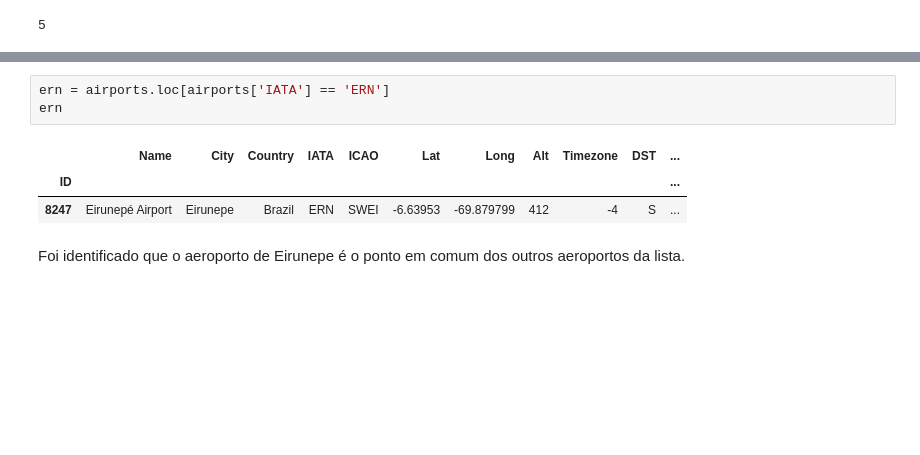
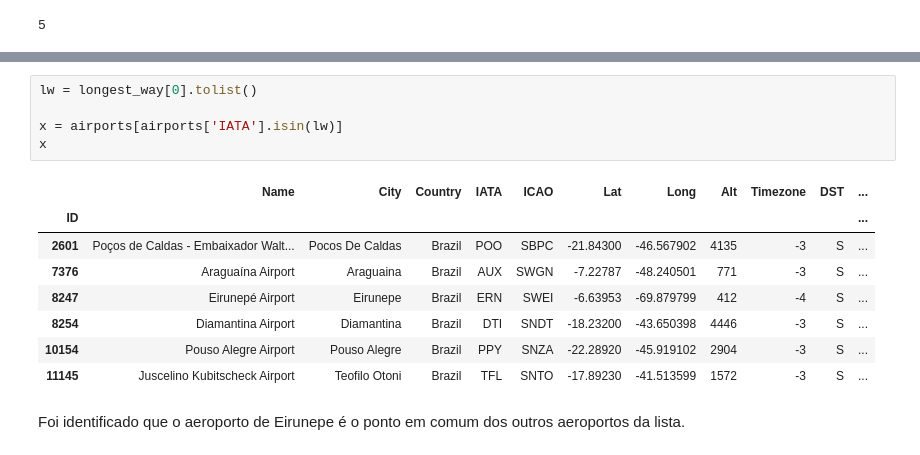
Before and after one commit to WilsonDuraes/grafos-base-anac, a Jupyter notebook: grafos_base_anac.ipynb, the cells around one changed output, grey strips where cells are left out. Cells and saved outputs as stored; diff of their text form; blank space fills up the shorter version.

```diff
--- a/grafos_base_anac.ipynb
+++ b/grafos_base_anac.ipynb
@@ -267,9 +267,16 @@ longest_way
-# %%
-ern = airports.loc[airports['IATA'] == 'ERN']
-ern
-# %% [output]
-|  | Name | City | Country | IATA | ICAO | Lat | Long | Alt | Timezone | DST | ... |
-| ID |  |  |  |  |  |  |  |  |  |  | ... |
-| 8247 | Eirunepé Airport | Eirunepe | Brazil | ERN | SWEI | -6.63953 | -69.879799 | 412 | -4 | S | ... |
+# %%
+lw = longest_way[0].tolist()
+
+x = airports[airports['IATA'].isin(lw)]
+x
+# %% [output]
+|  | Name | City | Country | IATA | ICAO | Lat | Long | Alt | Timezone | DST | ... |
+| ID |  |  |  |  |  |  |  |  |  |  | ... |
+| 2601 | Poços de Caldas - Embaixador Walt... | Pocos De Caldas | Brazil | POO | SBPC | -21.84300 | -46.567902 | 4135 | -3 | S | ... |
+| 7376 | Araguaína Airport | Araguaina | Brazil | AUX | SWGN | -7.22787 | -48.240501 | 771 | -3 | S | ... |
+| 8247 | Eirunepé Airport | Eirunepe | Brazil | ERN | SWEI | -6.63953 | -69.879799 | 412 | -4 | S | ... |
+| 8254 | Diamantina Airport | Diamantina | Brazil | DTI | SNDT | -18.23200 | -43.650398 | 4446 | -3 | S | ... |
+| 10154 | Pouso Alegre Airport | Pouso Alegre | Brazil | PPY | SNZA | -22.28920 | -45.919102 | 2904 | -3 | S | ... |
+| 11145 | Juscelino Kubitscheck Airport | Teofilo Otoni | Brazil | TFL | SNTO | -17.89230 | -41.513599 | 1572 | -3 | S | ... |
 # %% [markdown]
 Foi identificado que o aeroporto de Eirunepe é o ponto em comum dos outros aeroportos da lista.
```
Also changed, not shown: parts of 3 cells of this notebook.
